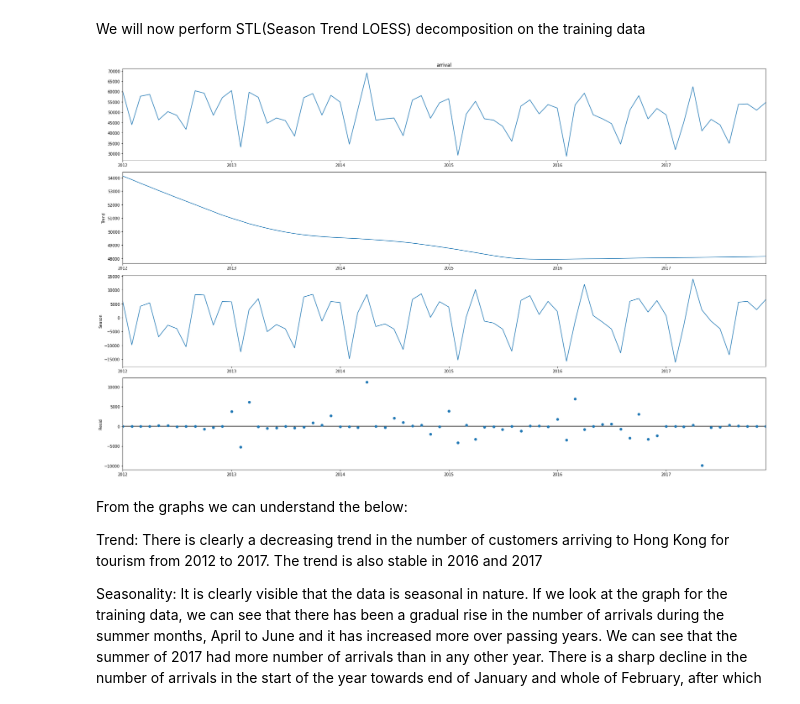
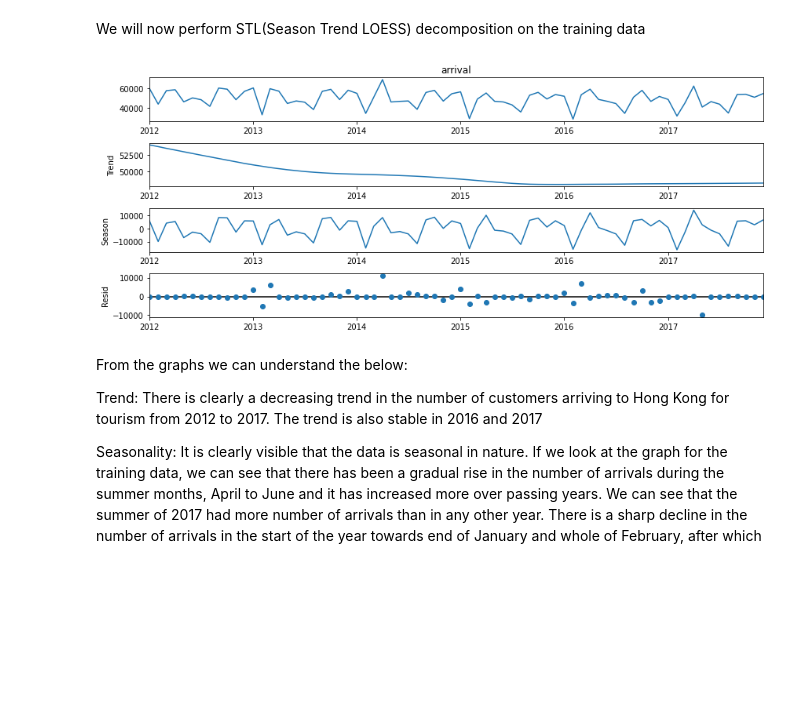
Before and after one commit to soumita20/MDS-Daekin, a Jupyter notebook: Endterm.ipynb, the cells around one changed output. Drawn from its saved outputs; the diff is of its cells as text; code cells hidden in the pictures; blank space fills up the shorter version.

```diff
--- a/Endterm.ipynb
+++ b/Endterm.ipynb
@@ -531,15 +530,15 @@ We will now perform STL(Season Trend LOESS) decomposition on the training data
 # %%
 #Reference: https://www.statsmodels.org/dev/examples/notebooks/generated/stl_decomposition.html
 #We will be using STL decomposition for our dataset.
 #Seasonal is deafult to 7 for the STL algorithm. This parameter is used to fit the data seasonally and see how the trend is changing when this value changes.
 #It is an additive model and would be good to implement in this data because have seen that the number of arrivals do not amplify over time.
 stl = STL(tourism_df_train["arrival"],seasonal=7,robust="True")
 res = stl.fit()
-plt.rcParams["figure.figsize"] = (24,15)
+plt.rcParams["figure.figsize"] = (12,5)
 #plt.title("Decomposition of number of arrivals over the years")
 fig=res.plot()
 # %% [output]
-[figure, old version]
+[figure, new version]
 # %% [markdown]
 From the graphs we can understand the below:
 
```
Also changed, not shown: parts of 19 cells of this notebook.
